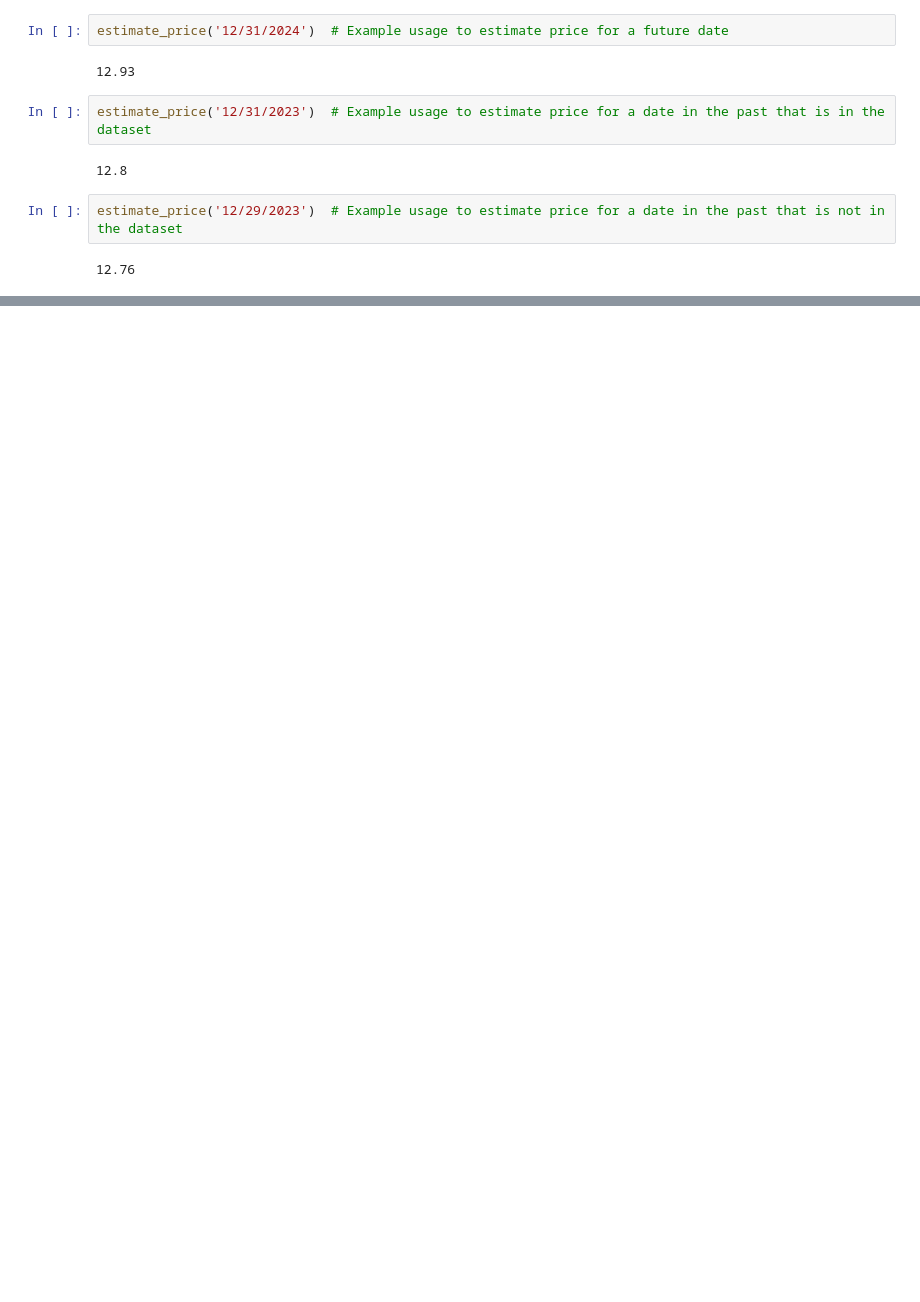
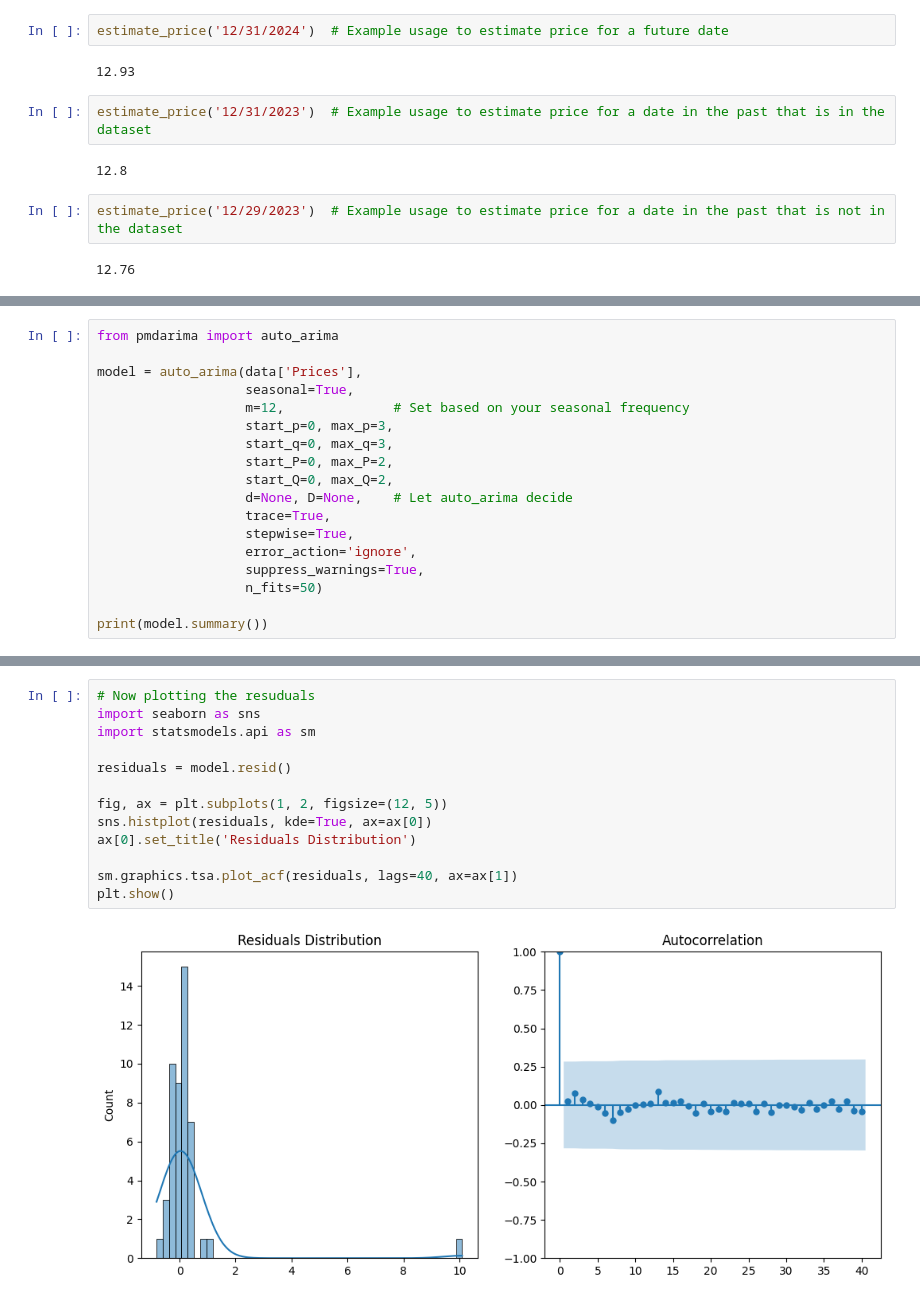
Before and after one commit to darshil2626/theforage, a Jupyter notebook: JPMorgan Quantitative Research/task_one.ipynb, the cells around one changed output, grey strips where cells are left out. Drawn from its saved outputs; the diff is of its cells as text; blank space fills up the shorter version.

```diff
--- a/JPMorgan Quantitative Research/task_one.ipynb
+++ b/JPMorgan Quantitative Research/task_one.ipynb
@@ -119,0 +134,18 @@ estimate_price('12/29/2023')  # Example usage to estimate price for a date in th
+# %%
+from pmdarima import auto_arima
+
+model = auto_arima(data['Prices'],
+                   seasonal=True,
+                   m=12,              # Set based on your seasonal frequency
+                   start_p=0, max_p=3,
+                   start_q=0, max_q=3,
+                   start_P=0, max_P=2,
+                   start_Q=0, max_Q=2,
+                   d=None, D=None,    # Let auto_arima decide
+                   trace=True,
+                   stepwise=True,
+                   error_action='ignore',
+                   suppress_warnings=True,
+                   n_fits=50)
+
+print(model.summary())
@@ -119,0 +170,15 @@ estimate_price('12/29/2023')  # Example usage to estimate price for a date in th
+# %%
+# Now plotting the resuduals
+import seaborn as sns
+import statsmodels.api as sm
+
+residuals = model.resid()
+
+fig, ax = plt.subplots(1, 2, figsize=(12, 5))
+sns.histplot(residuals, kde=True, ax=ax[0])
+ax[0].set_title('Residuals Distribution')
+
+sm.graphics.tsa.plot_acf(residuals, lags=40, ax=ax[1])
+plt.show()
+# %% [output]
+[figure, added]
```
Also changed, not shown: parts of 3 cells of this notebook.
